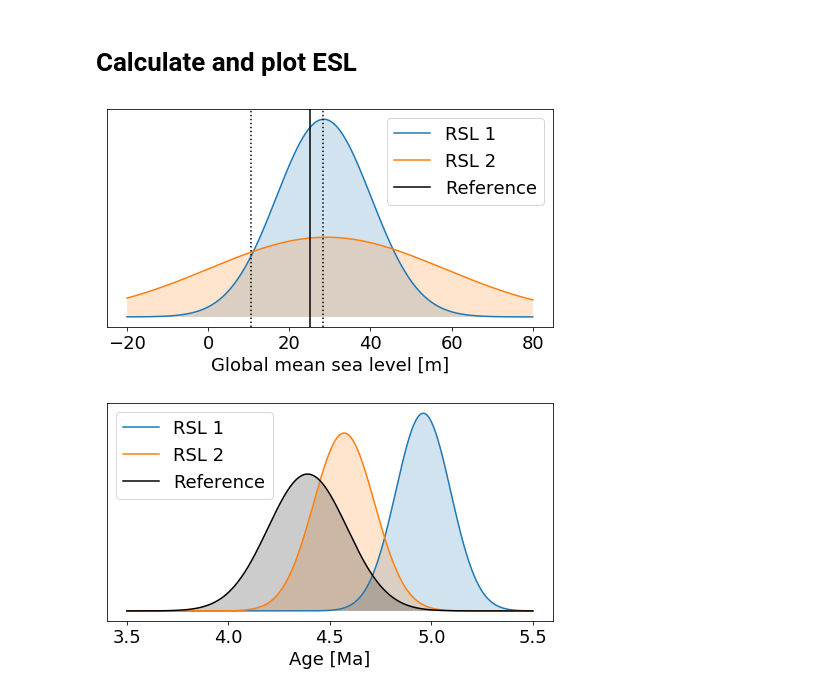
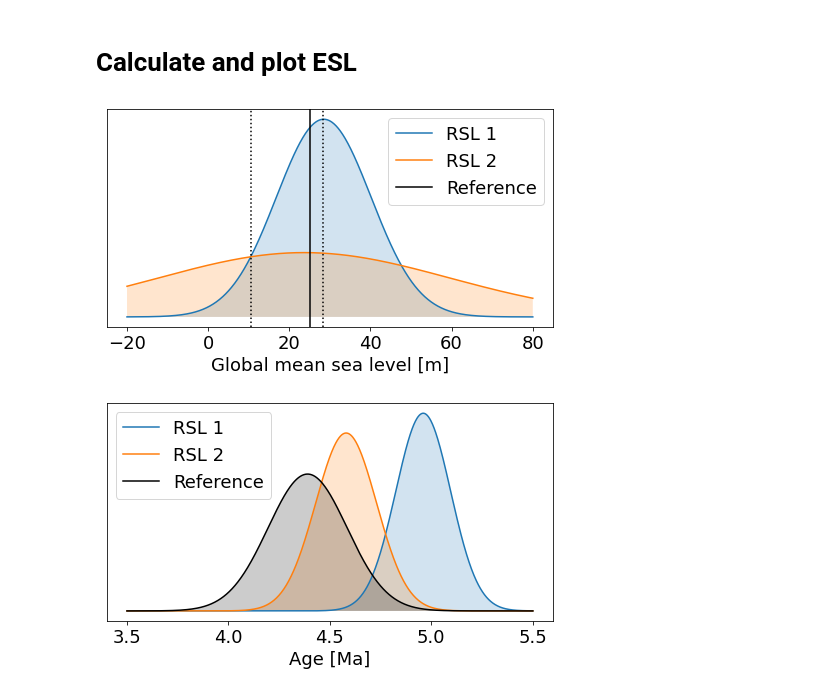
Before and after one commit to Alerovere/Paleo-SL-utilities, a Jupyter notebook: ESL_Calculations/ESL_calculations.ipynb, the cells around one changed output. Drawn from its saved outputs; the diff is of its cells as text; code cells hidden in the pictures.

```diff
--- a/ESL_Calculations/ESL_calculations.ipynb
+++ b/ESL_Calculations/ESL_calculations.ipynb
@@ -48,10 +48,10 @@ RSL2sd = 2.2
 GIA2mu = -9.6 #meters
 GIA2sd = 1.6
 
-VLR2mu = 3.4 #m/Ma
-VLR2sd = 6.3
+VLR2mu = 4.6 #m/Ma
+VLR2sd = 7.8
 
-Age2mu= 4.57
+Age2mu= 4.58
 Age2sd= 0.15
 # %% [markdown]
 # Reference data
@@ -80,23 +80,23 @@ ESL2sd=np.sqrt(np.square(RSL2sd)+np.square(GIA2sd)+np.square(VLM2sd))
 # %%
 #Sea Level Plots
 x = np.linspace(-20, 80, 1000)
 y = scipy.stats.norm.pdf(x,ESL1mu,ESL1sd)
 y2 = scipy.stats.norm.pdf(x,ESL2mu,ESL2sd)
 fig, ax = plt.subplots(1,figsize=(8,4))
 ax.plot(x, y,label='RSL 1')
 ax.plot(x, y2,label='RSL 2')
-ax.fill_between(x, y, alpha='0.2')
-ax.fill_between(x, y2, alpha='0.2')
+ax.fill_between(x, y, alpha=0.2)
+ax.fill_between(x, y2, alpha=0.2)
 ax.set_xlabel('Global mean sea level [m]')
 ax.set_yticks([])
 plt.axvline(x=Low_ref, color='k', linestyle='dotted')
 plt.axvline(x=Avg_ref, color='k',label='Reference')
 plt.axvline(x=High_ref, color='k', linestyle='dotted')
 ax.legend(loc='best')
 plt.savefig('GMSL.svg')
 plt.show()
 # %% [output]
-[figure, old version]
+[figure, new version]
 # %%
 #Age Plots
 x = np.linspace(3.5, 5.5, 1000)
```
Also changed, not shown: parts of 1 cell of this notebook, 5 other files.
